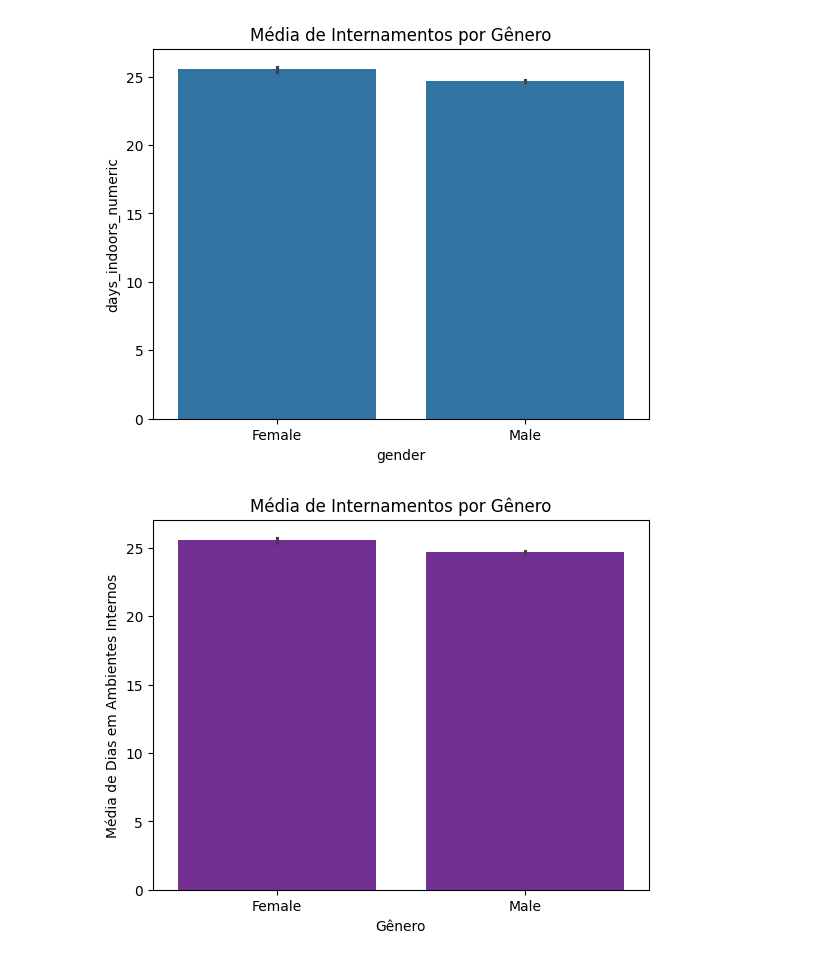
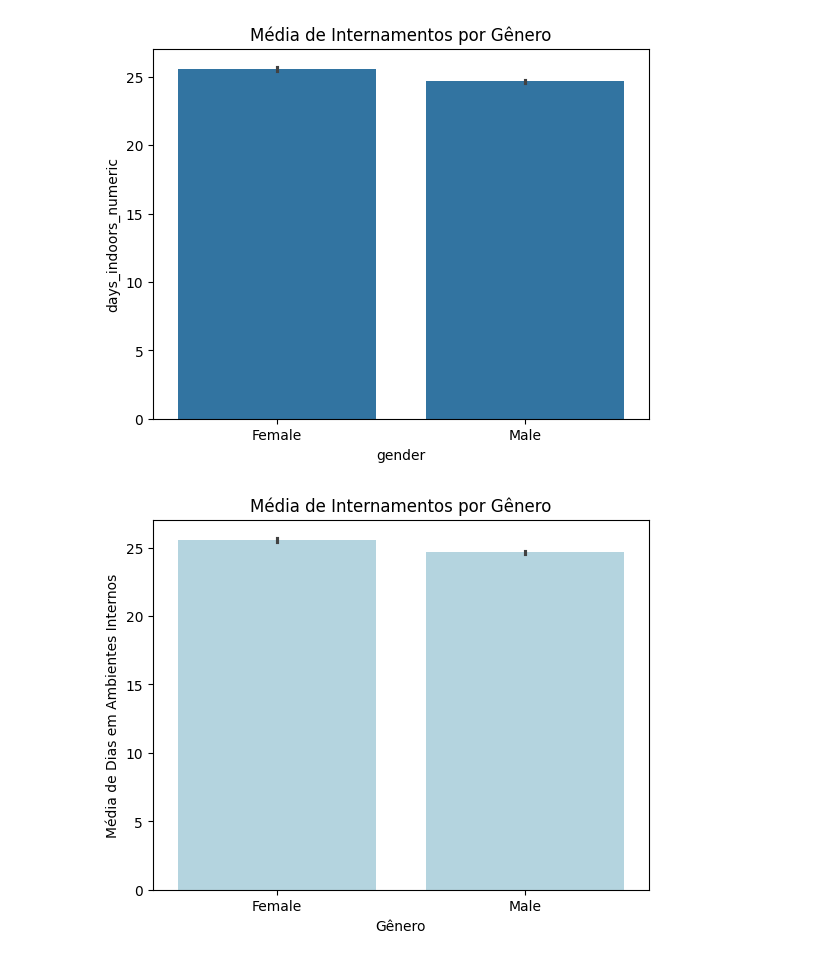
Before and after one commit to alinelima1909/Atividade-notas-dos-alunos_desafio1_python-colab, a Jupyter notebook: 02_analise_exploratoria_ipynb.ipynb, the cells around one changed output. Drawn from its saved outputs; the diff is of its cells as text; code cells hidden in the pictures.

```diff
--- a/02_analise_exploratoria_ipynb.ipynb
+++ b/02_analise_exploratoria_ipynb.ipynb
@@ -196,14 +196,15 @@ plt.show()
 # %%
 plt.figure()
 sns.barplot(
     x='gender',
     y='days_indoors_numeric',
     data=df,
-    color='#7B1FA2'   # roxo profissional
+     color = '#ADD8E6' # Azul Claro Profissional
+
 )
 plt.title("Média de Internamentos por Gênero")
 plt.xlabel("Gênero")
 plt.ylabel("Média de Dias em Ambientes Internos")
 plt.show()
 # %% [output]
-[figure, old version]
+[figure, new version]
```
Also changed, not shown: parts of 21 cells of this notebook.
